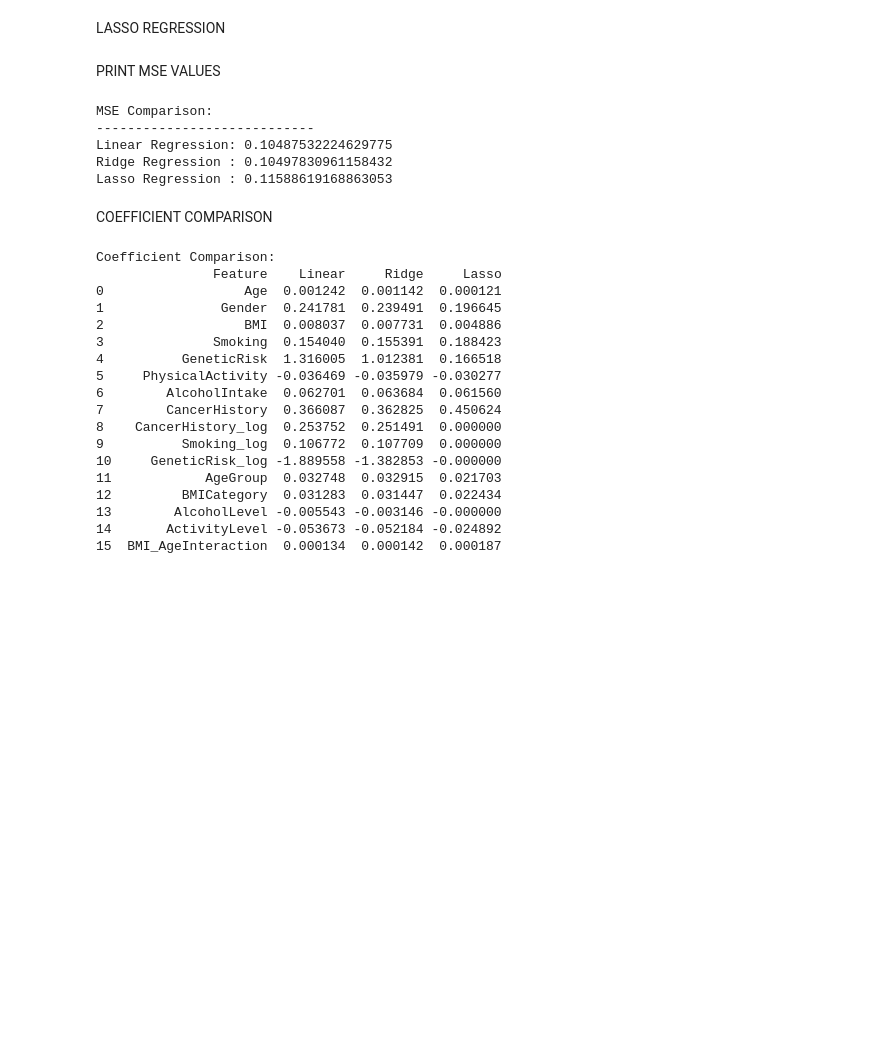
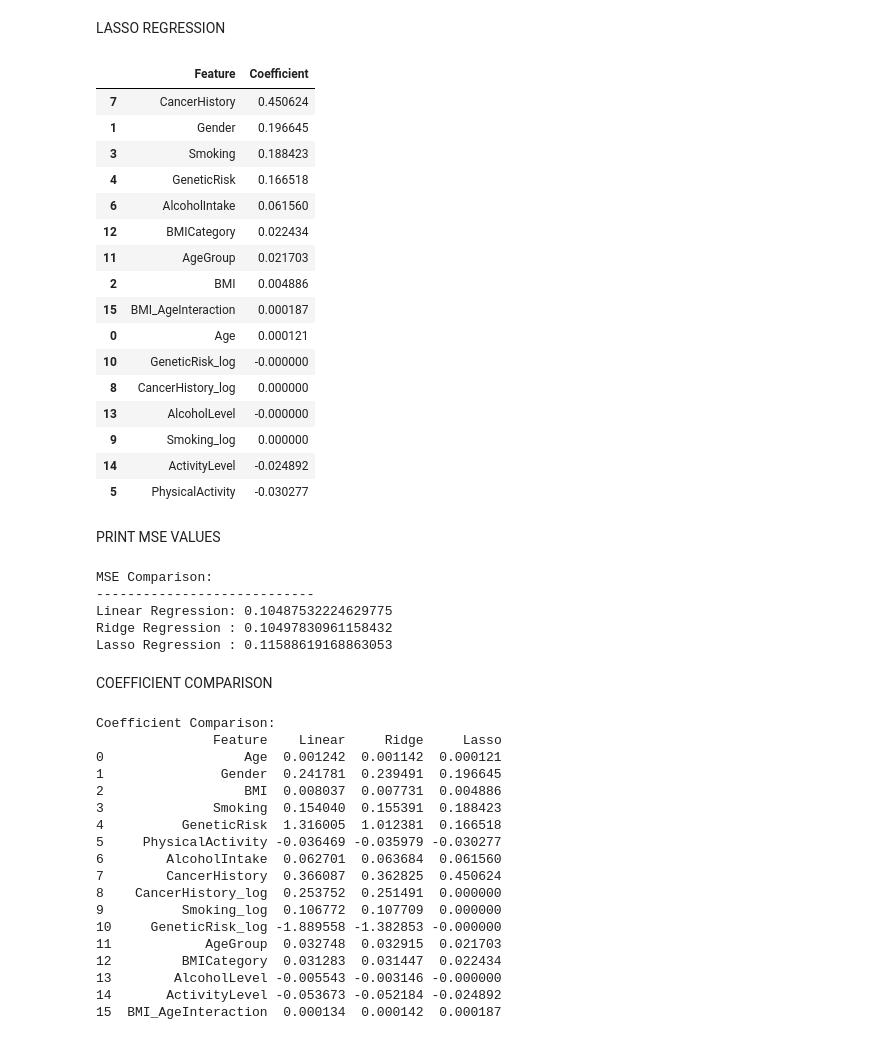
Before and after one commit to Savindi2002/Canser-Prediction-Analysis, a Jupyter notebook: notebooks/cancer_prediction.ipynb, the cells around one changed output. Drawn from its saved outputs; the diff is of its cells as text; code cells hidden in the pictures; blank space fills up the shorter version.

```diff
--- a/notebooks/cancer_prediction.ipynb
+++ b/notebooks/cancer_prediction.ipynb
@@ -630,6 +684,33 @@ lasso = Lasso(alpha=0.01)
 lasso.fit(X_train, y_train)
 lasso_pred = lasso.predict(X_test)
 mse_lasso = mean_squared_error(y_test, lasso_pred)
+# %%
+import pandas as pd
+
+lasso_importance = pd.DataFrame({
+    "Feature": X.columns,
+    "Coefficient": lasso.coef_
+}).sort_values(by="Coefficient", ascending=False)
+
+lasso_importance
+# %% [output]
+|  | Feature | Coefficient |
+| 7 | CancerHistory | 0.450624 |
+| 1 | Gender | 0.196645 |
+| 3 | Smoking | 0.188423 |
+| 4 | GeneticRisk | 0.166518 |
+| 6 | AlcoholIntake | 0.061560 |
+| 12 | BMICategory | 0.022434 |
+| 11 | AgeGroup | 0.021703 |
+| 2 | BMI | 0.004886 |
+| 15 | BMI_AgeInteraction | 0.000187 |
+| 0 | Age | 0.000121 |
+| 10 | GeneticRisk_log | -0.000000 |
+| 8 | CancerHistory_log | 0.000000 |
+| 13 | AlcoholLevel | -0.000000 |
+| 9 | Smoking_log | 0.000000 |
+| 14 | ActivityLevel | -0.024892 |
+| 5 | PhysicalActivity | -0.030277 |
 # %% [markdown]
 PRINT MSE VALUES
 # %%
```
Also changed, not shown: parts of 4 cells of this notebook.
